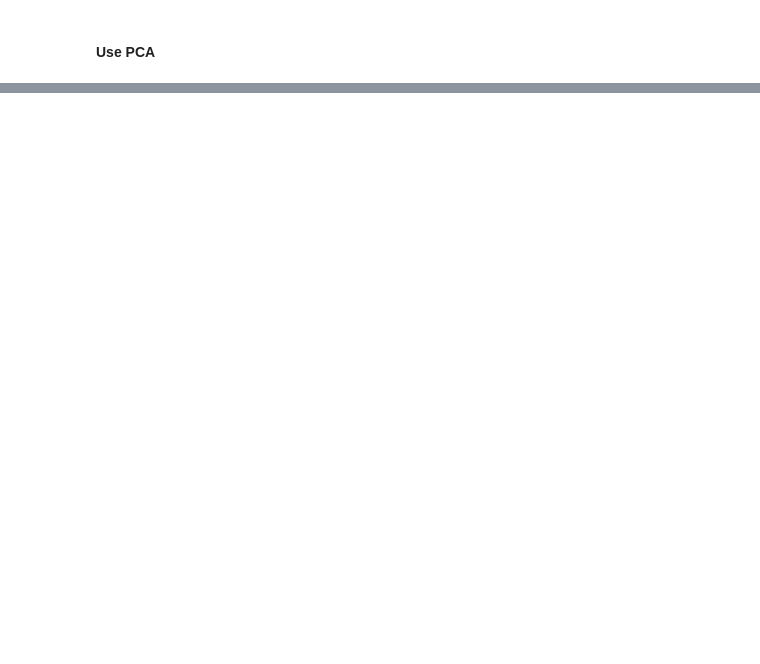
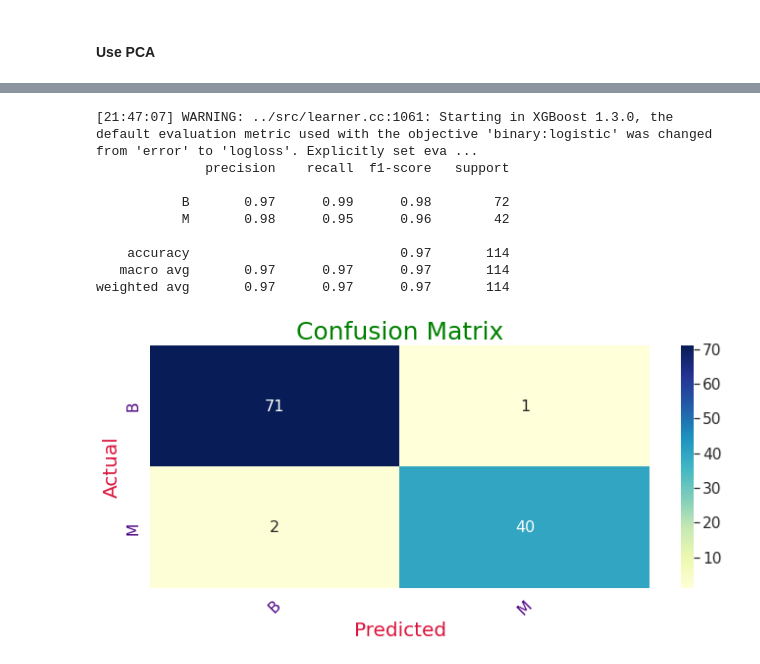
Before and after one commit to maindolaamit/tutorials, a Jupyter notebook: Data-Science/ML/breast-cancer/Breast-Cancer.ipynb, the cells around one changed output, grey strips where cells are left out. Cells and saved outputs as stored; diff of their text form; code cells hidden in the pictures; blank space fills up the shorter version.

```diff
--- a/Data-Science/ML/breast-cancer/Breast-Cancer.ipynb
+++ b/Data-Science/ML/breast-cancer/Breast-Cancer.ipynb
@@ -176,6 +190,6 @@ profile.to_html("data_profile.html")
 # %%
 def get_data():
-    df = pd.read_csv("data.csv")
+    df = pd.read_csv(input_file)
     df.drop(["id", "Unnamed: 32"], axis=1, inplace=True)
     from sklearn.preprocessing import LabelEncoder
 
@@ -187,7 +201,6 @@ def get_data():
     # return dataframe
     return df, le
 
-
 df, le = get_data()
 X, y = df.drop("diagnosis", axis=1), df["diagnosis"].values
 columns = X.columns.to_list()
@@ -330,11 +304,11 @@ dtype: float64
 # %%
 from sklearn.feature_selection import SelectKBest, mutual_info_classif
 
-best_cols = SelectKBest(mutual_info_classif, 20)
-X_best = best_cols.fit_transform(X, y)
+select_best = SelectKBest(mutual_info_classif, 20)
+select_best.fit(X, y)
+best_columns = X.columns[select_best.get_support()].to_list()
+X_best = X[best_columns]
 
-
-X_ = PowerTransformer(method='yeo-johnson').fit_transform(X_best)
-X_train, X_test, y_train, y_test = train_test_split(X_, y, test_size=0.2)
-df_clf_score, search_grids  = ml.select_classifiers(X_train, y_train, X_test, y_test, is_binary=True)
-df_clf_score
+# Split the data based on Stratified
+X_train, X_test, y_train, y_test = model_selection.train_test_split(X_best, y, test_size=0.2, stratify=y)
+clf_val_df, clf_test_df = eval_clf_with_transformations(X, y, best_columns, ['min-max'])
@@ -369,7 +331,8 @@ from sklearn.decomposition import PCA
 
 pca = PCA(n_components=15)
 
-X_ = pca.fit_transform(X_best)
-X_train, X_test, y_train, y_test = train_test_split(X_, y, test_size=0.2)
-df_clf_score, search_grids  = ml.select_classifiers(X_train, y_train, X_test, y_test, is_binary=True)
-df_clf_score
+X_pca = pca.fit_transform(X_best)
+X_train, X_test, y_train, y_test = model_selection.train_test_split(X_pca, y, test_size=0.2, stratify=y)
+df_val_score, df_test_score, search_grids = ml.evaluate_classifiers(
+    X_train, y_train, X_test, y_test, is_binary=True, cv=cv, sort_by="f1-score"
+)
@@ -525,0 +354,3 @@ weighted avg       0.97      0.96      0.96       114
+# %%
+X_train, X_test, y_train, y_test = model_selection.train_test_split(X_best, y, test_size=0.2, stratify=y)
+xgb_clf = ml.fine_tune_classifier('xgb', X_train, y_train, cv=cv, randomized=True )
@@ -525,0 +387,18 @@ weighted avg       0.97      0.96      0.96       114
+# %%
+from xgboost import XGBClassifier
+final_model = XGBClassifier(min_child_weight=7, max_depth=3, learning_rate=0.3,
+                            gamma=0.4, colsample_bytree=0.7)
+final_model.fit(X_train, y_train)
+# final_model = xgb_clf
+metrics.print_classification_score(final_model, X_test, y_test, le.classes_)
+# %% [output]
+[21:47:07] WARNING: ../src/learner.cc:1061: Starting in XGBoost 1.3.0, the default evaluation metric used with the objective 'binary:logistic' was changed from 'error' to 'logloss'. Explicitly set eva ...
+              precision    recall  f1-score   support
+
+           B       0.97      0.99      0.98        72
+           M       0.98      0.95      0.96        42
+
+    accuracy                           0.97       114
+   macro avg       0.97      0.97      0.97       114
+weighted avg       0.97      0.97      0.97       114
+[figure, added]
```
Also changed, not shown: parts of 31 cells of this notebook, 44 other files.
